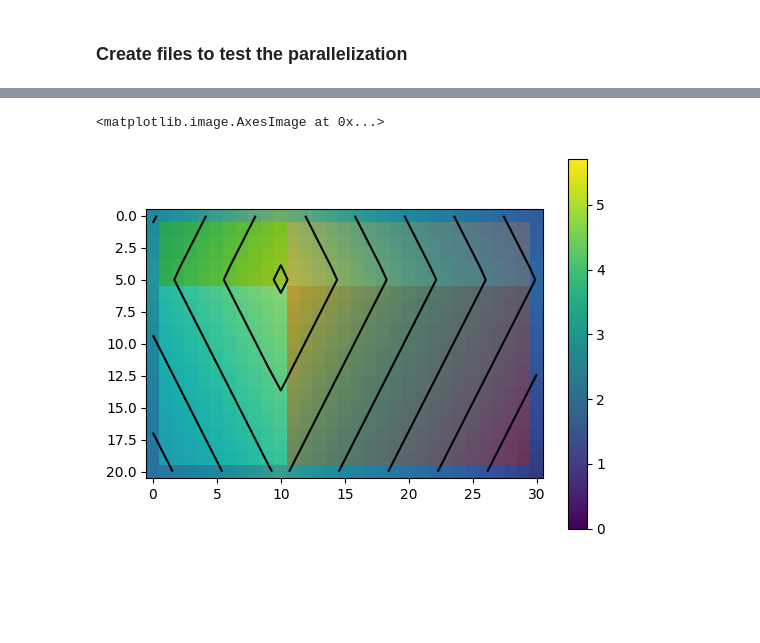
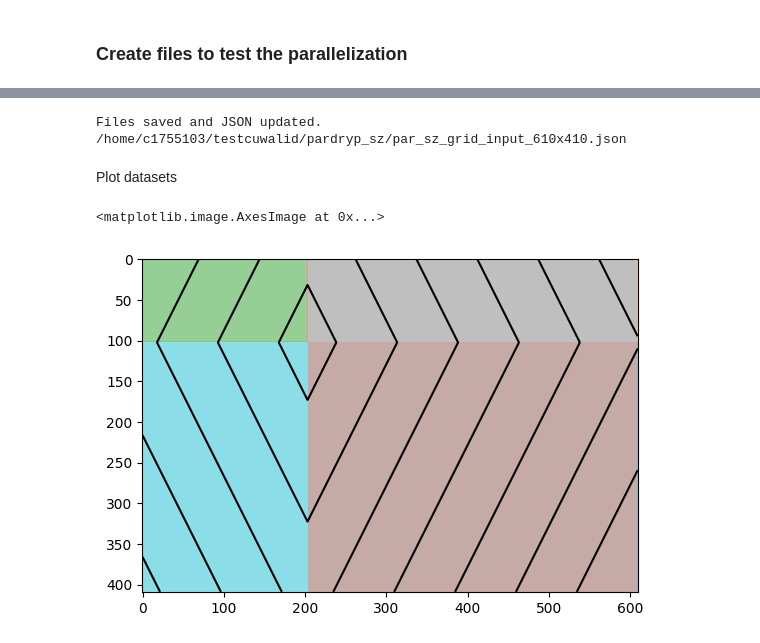
Before and after one commit to AndresQuichimbo/CUWALID-tutorials, a Jupyter notebook: Training/Python/Create_raster_files_samples.ipynb, the cells around one changed output, grey strips where cells are left out. Drawn from its saved outputs; the diff is of its cells as text; code cells hidden in the pictures; blank space fills up the shorter version.

```diff
--- a/Training/Python/Create_raster_files_samples.ipynb
+++ b/Training/Python/Create_raster_files_samples.ipynb
@@ -416,24 +488,0 @@ save_array_as_raster(zones, fname)
-# %%
-slopex = 0.02
-slopey = 0.01
-nx, ny = 31, 21
-
-x = np.linspace(0, 10*nx, nx)
-y = np.linspace(0, 10*ny, ny)
-
-xs, ys = np.meshgrid(x, y)
-
-xs = np.abs(xs-nx*10//3)*slopex
-ys = np.abs(ys-ny*10//4)*slopey
-
-surface = np.power(xs, 1.0) + np.power(ys, 1.0)
-
-surface = surface.max() - surface
-
-surface = np.power(surface, 1.0)
-
-mask = np.zeros([ny, nx])
-mask[1:ny//4+1, 1:nx//3+1] = 1
-mask[ny//4+1:-1, nx//3+1:-1] = 2
-mask[1:ny//4+1, nx//3+1:-1] = 3
-mask[ny//4+1:-1, 1:nx//3+1] = 4
@@ -456,12 +513,23 @@ save_array_as_raster(zones, fname)
+# %%
+import json
+# write updated JSON file
+path_json_out = folder + f"/par_sz_grid_input_{nx}x{ny}.json"
+with open(path_json_out, 'w') as f:
+    json.dump(json_data, f, indent=4)
+
+print('Files saved and JSON updated.', path_json_out)
+# %% [output]
+Files saved and JSON updated. /home/c1755103/testcuwalid/pardryp_sz/par_sz_grid_input_610x410.json
+# %% [markdown]
+Plot datasets
 # %%
-#np.abs(x-nx//3)*slopex
-plt.imshow(surface)
-colorbar = plt.colorbar()
+#plt.imshow(surface)
+#colorbar = plt.colorbar()
 plt.contour(surface, colors="k")
-plt.imshow(mask, cmap="tab10", alpha=0.5)
+plt.imshow(regions, cmap="tab10", alpha=0.5)
 # %% [output]
 <matplotlib.image.AxesImage at 0x...>
-[figure, old version]
+[figure, new version]
 # %%
 plt.imshow(mask)
 # %% [output]
```
Also changed, not shown: parts of 19 cells of this notebook.
